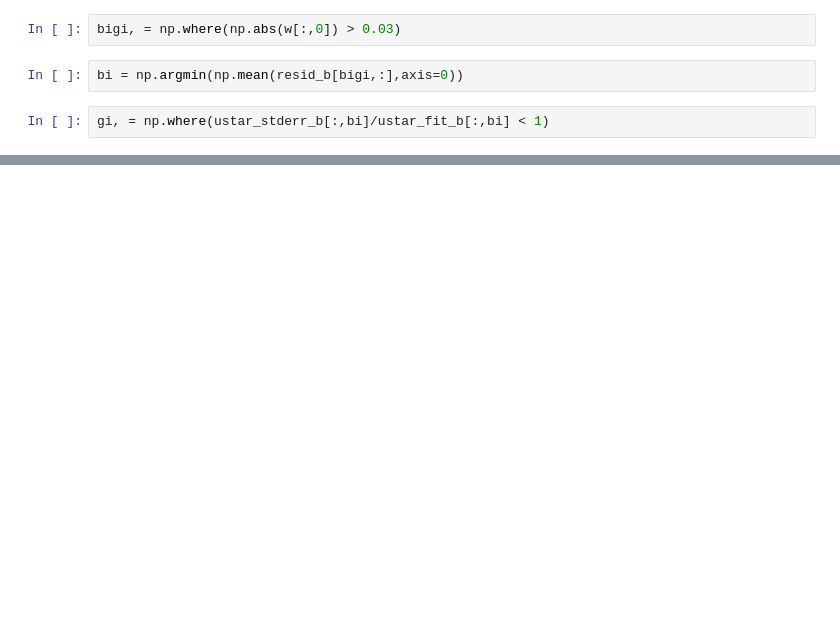
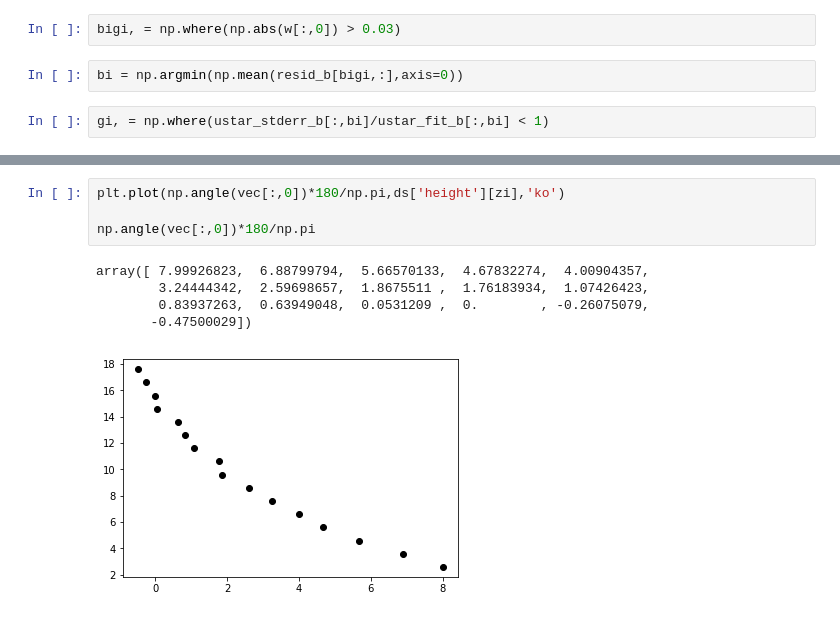
Before and after one commit to tompc35/station-m-currents, a Jupyter notebook: summarize_ADCP_StationM_test_ekmanmodel.ipynb, the cells around one changed output, grey strips where cells are left out. Saved outputs shown, nothing was run; the diff lists cells and outputs as text; blank space fills up the shorter version.

```diff
--- a/summarize_ADCP_StationM_test_ekmanmodel.ipynb
+++ b/summarize_ADCP_StationM_test_ekmanmodel.ipynb
@@ -612,3 +665,13 @@ Q3 = rotating_planetary_bbl(out3.params['ustar'],out3.params['zo'],
+# %%
+plt.plot(np.angle(vec[:,0])*180/np.pi,ds['height'][zi],'ko')
+
+np.angle(vec[:,0])*180/np.pi
+# %% [output]
+array([ 7.99926823,  6.88799794,  5.66570133,  4.67832274,  4.00904357,
+        3.24444342,  2.59698657,  1.8675511 ,  1.76183934,  1.07426423,
+        0.83937263,  0.63949048,  0.0531209 ,  0.        , -0.26075079,
+       -0.47500029])
+[figure, added]
 # %%
 plt.figure(figsize=(4.5,6))
 
```
Also changed, not shown: parts of 14 cells of this notebook, 19 other files.
